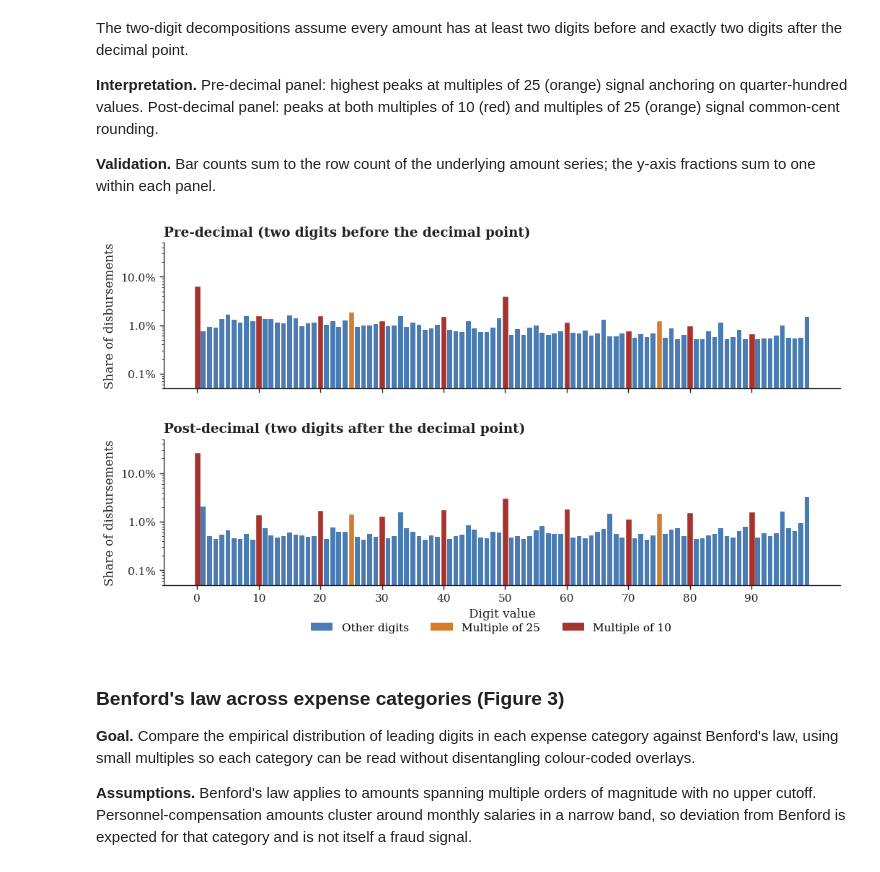
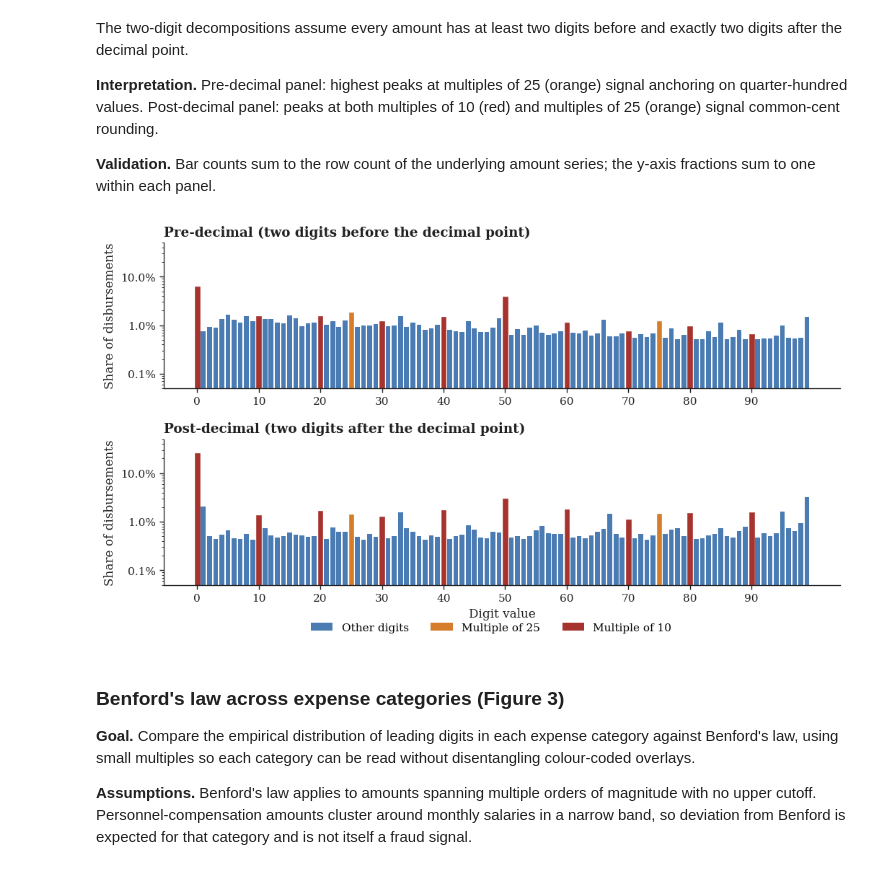
Before and after one commit to brianckeegan/exploratory-data-auditing, a Jupyter notebook: analysis_v3.ipynb, the cells around one changed output. Saved outputs shown, nothing was run; the diff lists cells and outputs as text; code cells hidden in the pictures.

```diff
--- a/analysis_v3.ipynb
+++ b/analysis_v3.ipynb
@@ -531,34 +532,35 @@ for ax, frac, label in [
     # Recolour multiples of 25 (orange) and 10 (red, applied second so 50/00 stay red)
     for _i in range(0, 100, 25):
         if _i in range(len(frac)):
             bars[_i].set_color(PALETTE['bar_alt'])
     for _i in range(0, 100, 10):
         if _i in range(len(frac)):
             bars[_i].set_color(PALETTE['bar_warn'])
 
     ax.set_yscale('log')
     ax.set_ylim((5e-4, 5e-1))
     ax.yaxis.set_major_formatter(mtick.PercentFormatter(1, decimals=1))
     ax.set_ylabel('Share of disbursements')
     ax.set_title(label, loc='left')
     ax.set_xticks(range(0, 100, 10))
     ax.set_xticklabels(range(0, 100, 10))
 
 axs[1].set_xlabel('Digit value')
 
 f.legend(
     handles=[
         Patch(facecolor=PALETTE['bar'],      label='Other digits'),
         Patch(facecolor=PALETTE['bar_alt'],  label='Multiple of 25'),
         Patch(facecolor=PALETTE['bar_warn'], label='Multiple of 10'),
     ],
     loc='lower center', ncol=3,
     bbox_to_anchor=(0.5, -0.02), frameon=False,
 )
 
+f.tight_layout()
 f.savefig('images/pre_post_decimal.png')
 # %% [output]
-[figure, old version]
+[figure, new version]
 # %% [markdown]
 ### Benford's law across expense categories (Figure 3)
 
```
Also changed, not shown: parts of 18 cells of this notebook.
